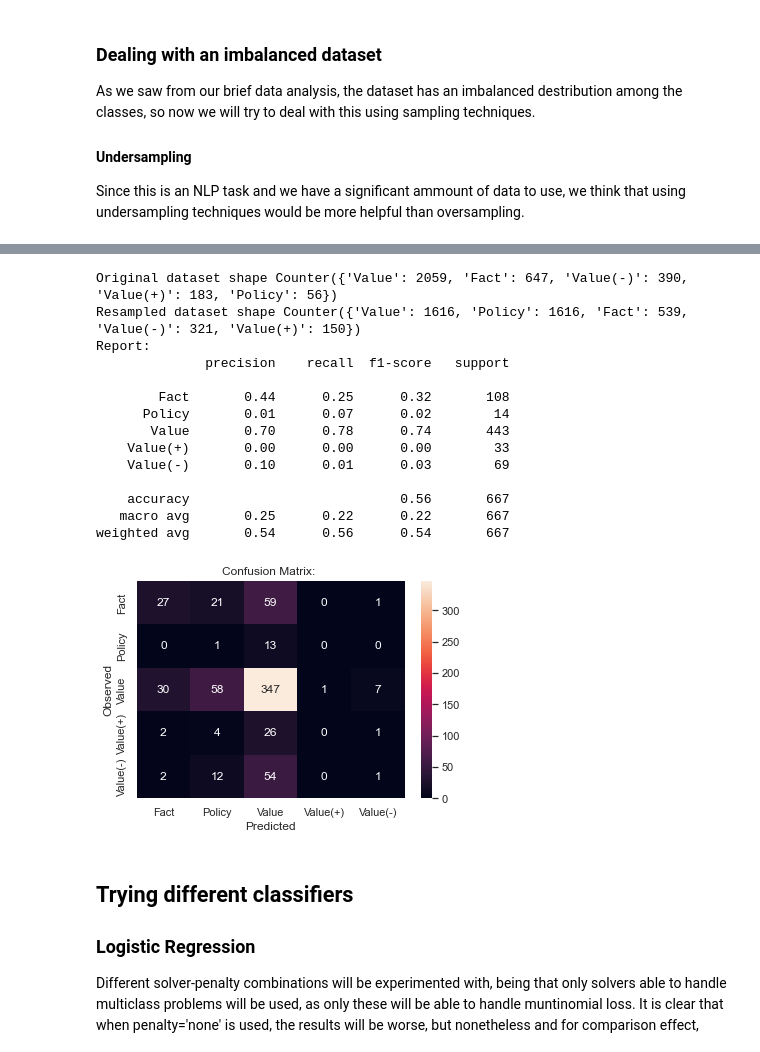
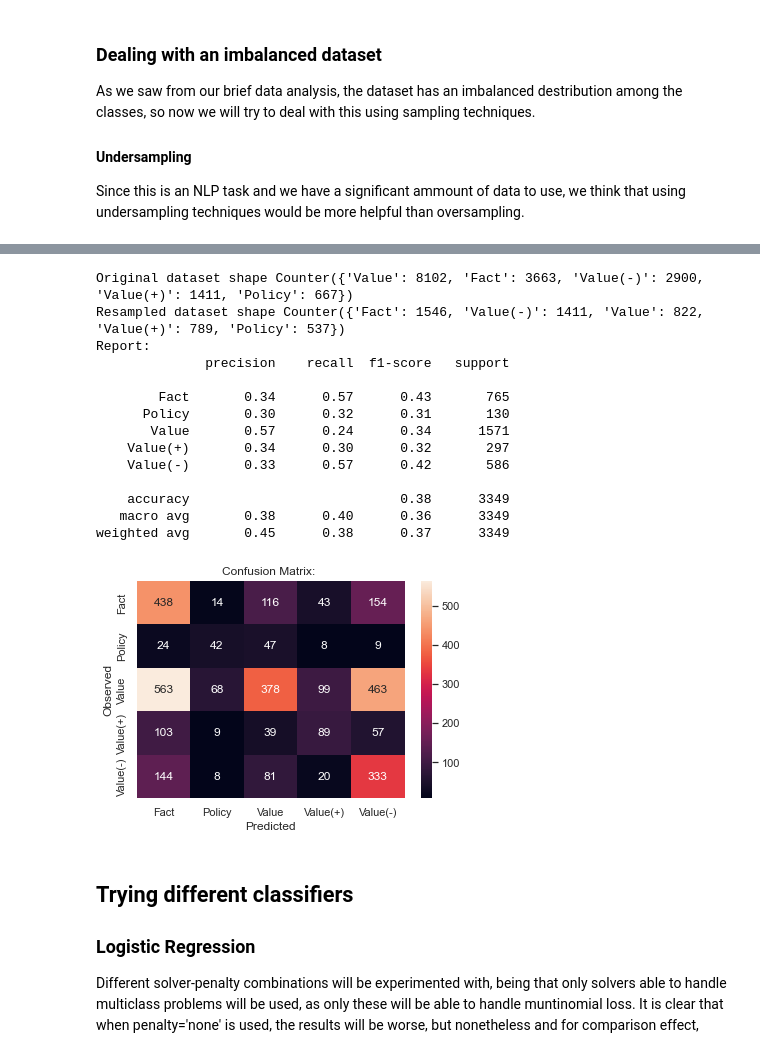
Before and after one commit to claramoreirag/FEUP-NLP, a Jupyter notebook: adu-classifier.ipynb, the cells around one changed output, grey strips where cells are left out. Cells and saved outputs as stored; diff of their text form; code cells hidden in the pictures.

Commit message:
sampling explained and tested

```diff
--- a/adu-classifier.ipynb
+++ b/adu-classifier.ipynb
@@ -70,6 +57,7 @@ True
 # reading the datasets
 articles = pd.read_excel('./OpArticles/OpArticles.xlsx')
 adus = pd.read_excel('./OpArticles/OpArticles_ADUs.xlsx')
+df= pd.read_excel('./OpArticles/OpArticles_ADUs.xlsx')
 # %%
 #Articles
 articles.head()
@@ -212,7 +200,7 @@ corpusA= buildCorpus(dfA)
 corpusB= buildCorpus(dfB)
 corpusC= buildCorpus(dfC)
 corpusD= buildCorpus(dfD)
-corpus= buildCorpus(adus)
+corpus= buildCorpus(df)
 # %% [markdown]
 ### Build bag of words Model
 # %%
@@ -412,0 +421,11 @@ def split_randomUnderSampling(corpus, df):
+# %%
+def split_CNNUnderSampling(corpus, df):
+    X=bagOfWords(corpus)
+    y=df['label']
+    print('Original dataset shape %s' % Counter(y))
+    X_train, X_test, y_train, y_test = train_test_split(X, y, test_size = 0.20, random_state=0)
+    us = CondensedNearestNeighbour(n_neighbors=3)
+    us.fit(X_train, y_train)
+    X_resampled, y_resampled = us.fit_resample(X_train, y_train)
+    print('Resampled dataset shape %s' % Counter(y_resampled))
+    return  X_resampled, X_test, y_resampled, y_test
@@ -421,28 +446,27 @@ def split_SMOTE(corpus, df):
     print('Resampled dataset shape %s' % Counter(y_resampled))
     return  X_resampled, X_test, y_resampled, y_test
 # %%
-
-X_train, X_test, y_train, y_test= split_SMOTE(corpusA, dfA)
+X_train, X_test, y_train, y_test= split_CNNUnderSampling(corpus, df)
 clf = MultinomialNB()
 clf.fit(X_train, y_train)
 pred = clf.predict(X_test)
 evaluation(pred)
 # %% [output]
-Original dataset shape Counter({'Value': 2059, 'Fact': 647, 'Value(-)': 390, 'Value(+)': 183, 'Policy': 56})
-Resampled dataset shape Counter({'Value': 1616, 'Policy': 1616, 'Fact': 539, 'Value(-)': 321, 'Value(+)': 150})
+Original dataset shape Counter({'Value': 8102, 'Fact': 3663, 'Value(-)': 2900, 'Value(+)': 1411, 'Policy': 667})
+Resampled dataset shape Counter({'Fact': 1546, 'Value(-)': 1411, 'Value': 822, 'Value(+)': 789, 'Policy': 537})
 Report:
               precision    recall  f1-score   support
 
-        Fact       0.44      0.25      0.32       108
-      Policy       0.01      0.07      0.02        14
-       Value       0.70      0.78      0.74       443
-    Value(+)       0.00      0.00      0.00        33
-    Value(-)       0.10      0.01      0.03        69
+        Fact       0.34      0.57      0.43       765
+      Policy       0.30      0.32      0.31       130
+       Value       0.57      0.24      0.34      1571
+    Value(+)       0.34      0.30      0.32       297
+    Value(-)       0.33      0.57      0.42       586
 
-    accuracy                           0.56       667
-   macro avg       0.25      0.22      0.22       667
-weighted avg       0.54      0.56      0.54       667
+    accuracy                           0.38      3349
+   macro avg       0.38      0.40      0.36      3349
+weighted avg       0.45      0.38      0.37      3349
-[figure, old version]
+[figure, new version]
 # %% [markdown]
 ## Trying different classifiers
 
```
Also changed, not shown: parts of 8 cells of this notebook.
